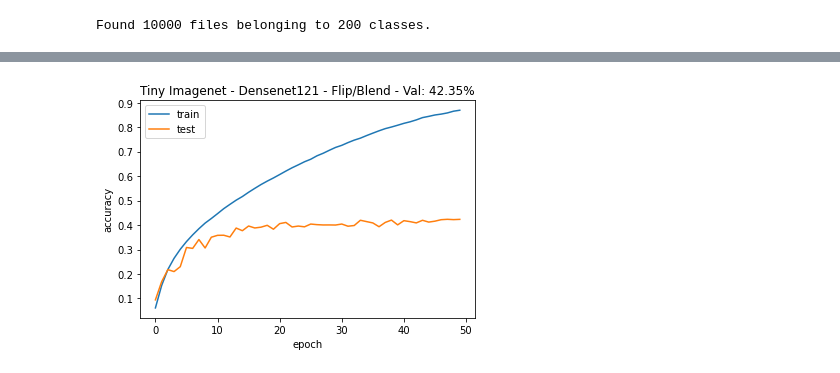
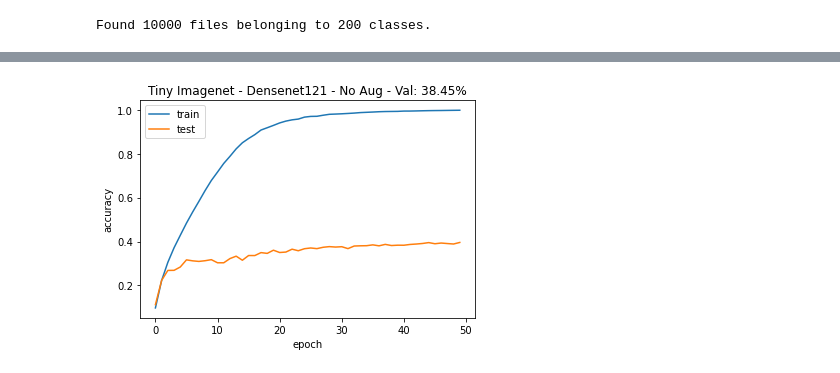
Before and after one commit to currymike123/Thesis_LDR, a Jupyter notebook: Research/tiny_imagenet_dataAug.ipynb, the cells around one changed output, grey strips where cells are left out. Cells and saved outputs as stored; diff of their text form; code cells hidden in the pictures.

```diff
--- a/Research/tiny_imagenet_dataAug.ipynb
+++ b/Research/tiny_imagenet_dataAug.ipynb
@@ -238,12 +212,12 @@ INFO:tensorflow:Assets written to: tiny_imagenet_flip_blend_densenet_epoch_50_10
 # %%
 # Train/Test Accuracy Plot
 plt.plot(history.history['accuracy'])
 plt.plot(history.history['val_accuracy'])
-plt.title('Tiny Imagenet - Densenet121 - Flip/Blend - Val: 42.35%')
+plt.title('Tiny Imagenet - Densenet121 - No Aug - Val: 38.45%')
 plt.ylabel('accuracy')
 plt.xlabel('epoch')
 plt.legend(['train', 'test'], loc='upper left')
-plt.savefig('tiny_imagenet_flip_blend_densenet.pdf')
+# plt.savefig('tiny_imagenet_no_aug.pdf')
 plt.show()
 # %% [output]
-[figure, old version]
+[figure, new version]
```
Also changed, not shown: parts of 14 cells of this notebook, 10 other files.
